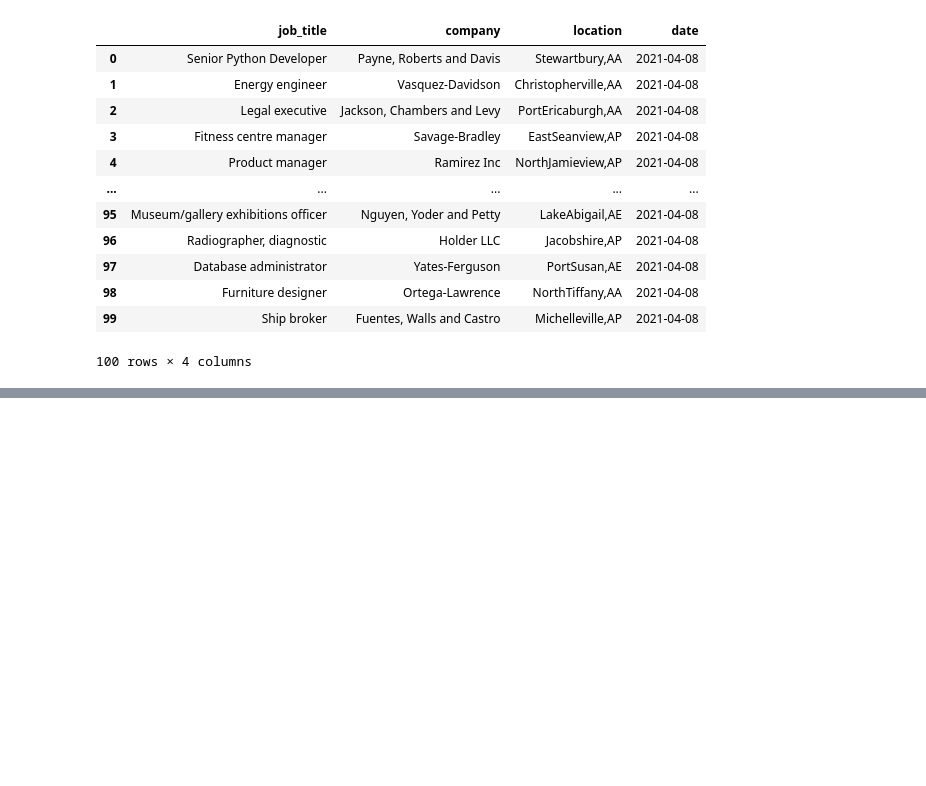
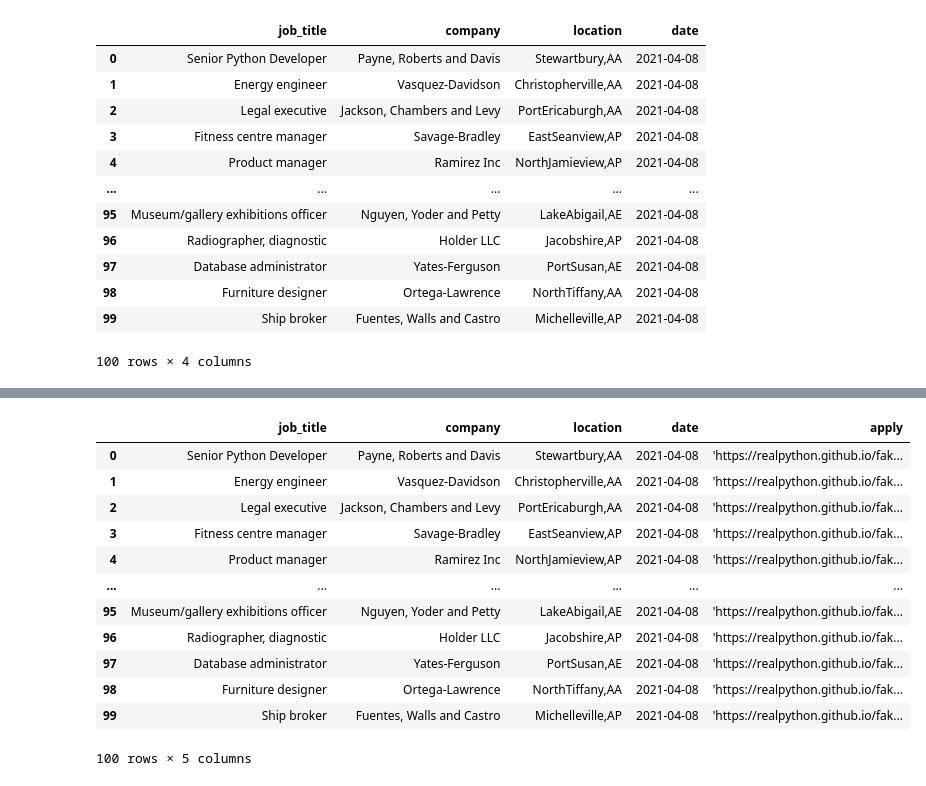
Before and after one commit to NSS-Data-Analytics-Cohort-8/webscraping-kmgreer405, a Jupyter notebook: notebooks/web_scraping.ipynb, the cells around one changed output, grey strips where cells are left out. Saved outputs shown, nothing was run; the diff lists cells and outputs as text; code cells hidden in the pictures; blank space fills up the shorter version.

```diff
--- a/notebooks/web_scraping.ipynb
+++ b/notebooks/web_scraping.ipynb
@@ -263,0 +269,3 @@ job_listings
+# %%
+apply_text1 = soup.findAll('a')
+apply_text1
@@ -263,0 +290,7 @@ job_listings
+# %%
+apply_str = str([x.get('href') for x in apply_text1])
+apply_str1 = apply_str.replace("'https://www.realpython.com', ", "")
+apply_str2 = apply_str1.replace("[", " ")
+apply_str3 = apply_str2.replace("]", "")
+apply = apply_str3.split(",")
+apply
@@ -263,0 +315,17 @@ job_listings
+# %%
+job_listings['apply'] = apply
+job_listings
+# %% [output]
+|  | job_title | company | location | date | apply |
+| 0 | Senior Python Developer | Payne, Roberts and Davis | Stewartbury,AA | 2021-04-08 | 'https://realpython.github.io/fak... |
+| 1 | Energy engineer | Vasquez-Davidson | Christopherville,AA | 2021-04-08 | 'https://realpython.github.io/fak... |
+| 2 | Legal executive | Jackson, Chambers and Levy | PortEricaburgh,AA | 2021-04-08 | 'https://realpython.github.io/fak... |
+| 3 | Fitness centre manager | Savage-Bradley | EastSeanview,AP | 2021-04-08 | 'https://realpython.github.io/fak... |
+| 4 | Product manager | Ramirez Inc | NorthJamieview,AP | 2021-04-08 | 'https://realpython.github.io/fak... |
+| ... | ... | ... | ... | ... | ... |
+| 95 | Museum/gallery exhibitions officer | Nguyen, Yoder and Petty | LakeAbigail,AE | 2021-04-08 | 'https://realpython.github.io/fak... |
+| 96 | Radiographer, diagnostic | Holder LLC | Jacobshire,AP | 2021-04-08 | 'https://realpython.github.io/fak... |
+| 97 | Database administrator | Yates-Ferguson | PortSusan,AE | 2021-04-08 | 'https://realpython.github.io/fak... |
+| 98 | Furniture designer | Ortega-Lawrence | NorthTiffany,AA | 2021-04-08 | 'https://realpython.github.io/fak... |
+| 99 | Ship broker | Fuentes, Walls and Castro | Michelleville,AP | 2021-04-08 | 'https://realpython.github.io/fak... |
+100 rows × 5 columns
```
Also changed, not shown: parts of 3 cells of this notebook.
